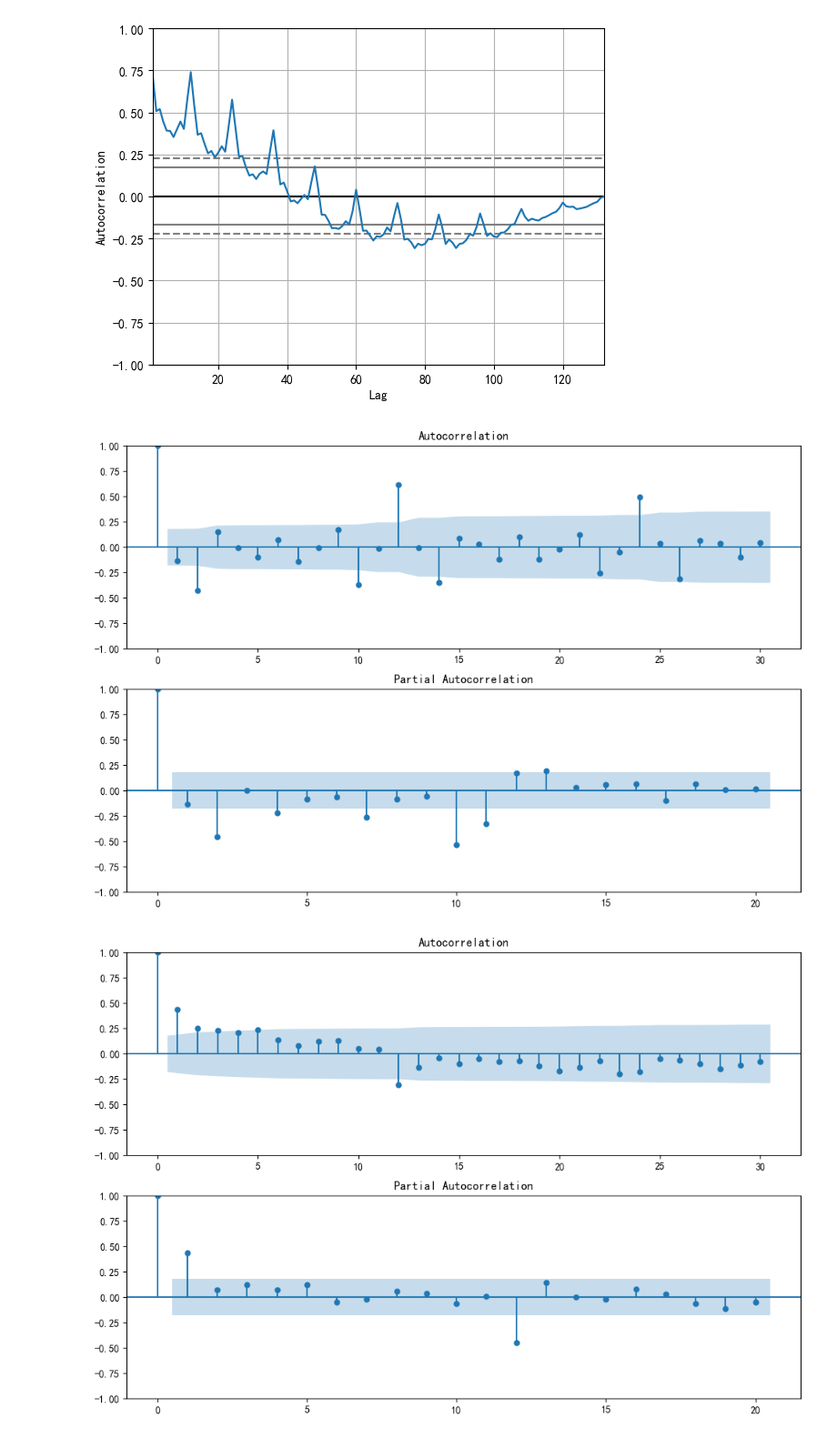
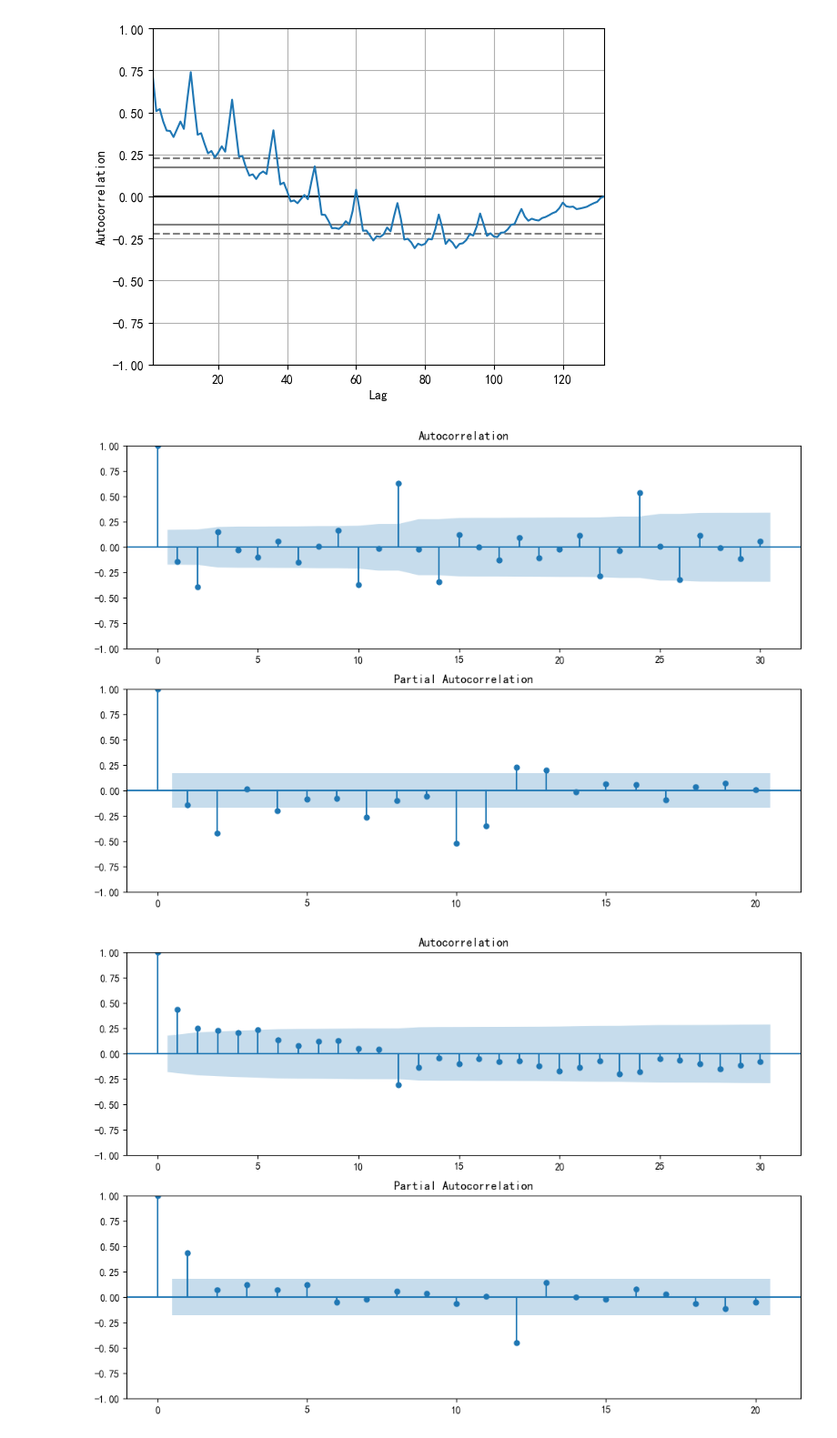
Before and after one commit to Czhongshao/ARIMA-TEST, a Jupyter notebook: 深圳海关进出口数据预测/ShenZhen_ARIMA_2014~2024.ipynb, the cells around one changed output. Shown at 91% size. Drawn from its saved outputs; the diff is of its cells as text; code cells hidden in the pictures.

```diff
--- a/深圳海关进出口数据预测/ShenZhen_ARIMA_2014~2024.ipynb
+++ b/深圳海关进出口数据预测/ShenZhen_ARIMA_2014~2024.ipynb
@@ -183,11 +183,11 @@ plt.show()
 # %%
 fig1 = plt.figure(figsize=(12,8))
 ax1 = fig1.add_subplot(211)
-fig1 = plot_acf(df_total['一阶差分'].iloc[13:], lags=30, ax=ax1)   # 绘制自相关函数（ACF）图
+fig1 = plot_acf(df_total['一阶差分'].iloc[1:], lags=30, ax=ax1)   # 绘制自相关函数（ACF）图
 ax2 = fig1.add_subplot(212)
-fig1 = plot_pacf(df_total['一阶差分'].iloc[13:], lags=20, ax=ax2)  # 偏自相关函数（PACF）图
+fig1 = plot_pacf(df_total['一阶差分'].iloc[1:], lags=20, ax=ax2)  # 偏自相关函数（PACF）图
 # %% [output]
-[figure, old version]
+[figure, new version]
 # %%
 fig1 = plt.figure(figsize=(12, 8))
 ax1 = fig1.add_subplot(211)
```
Also changed, not shown: parts of 1 cell of this notebook, 7 other files.
